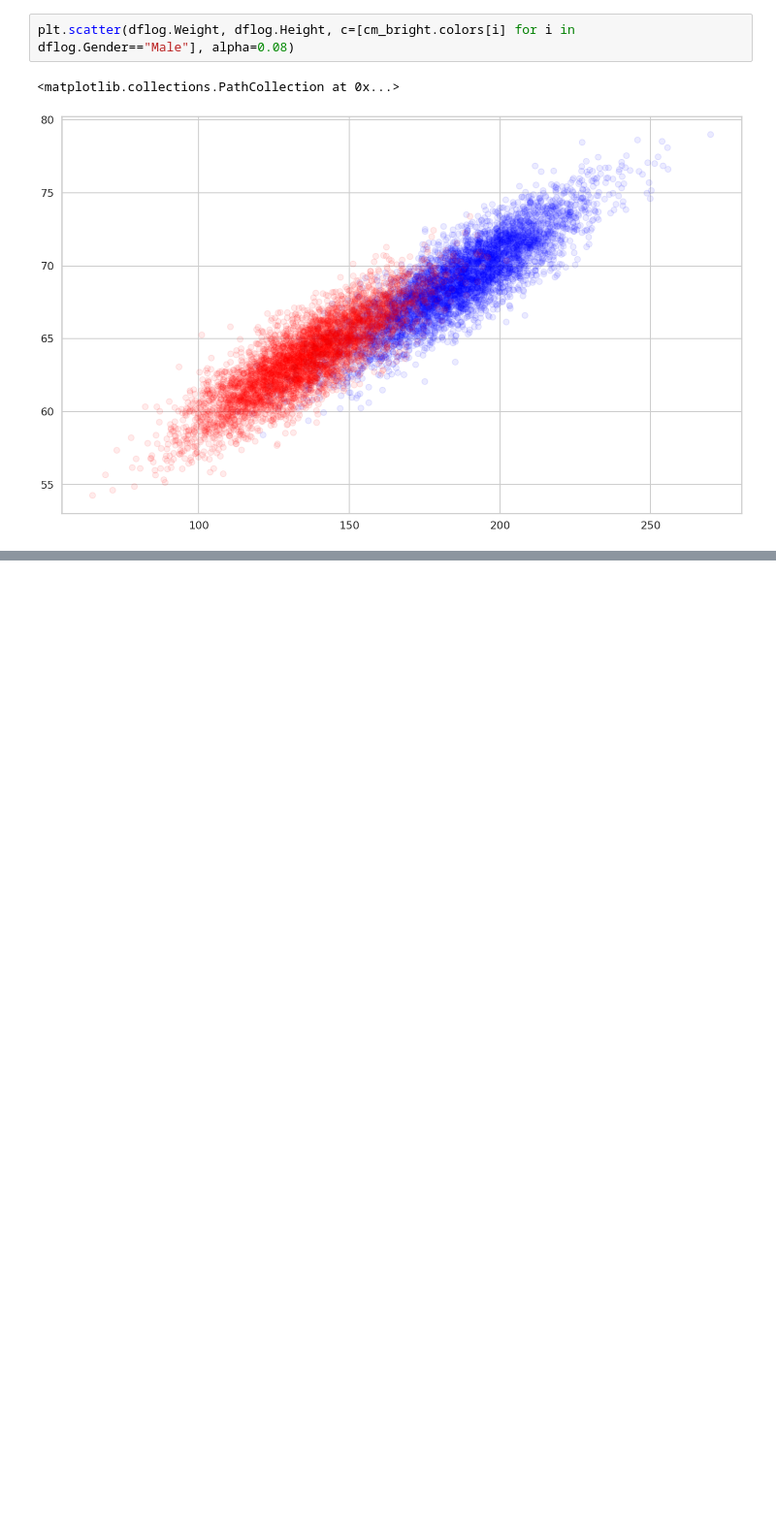
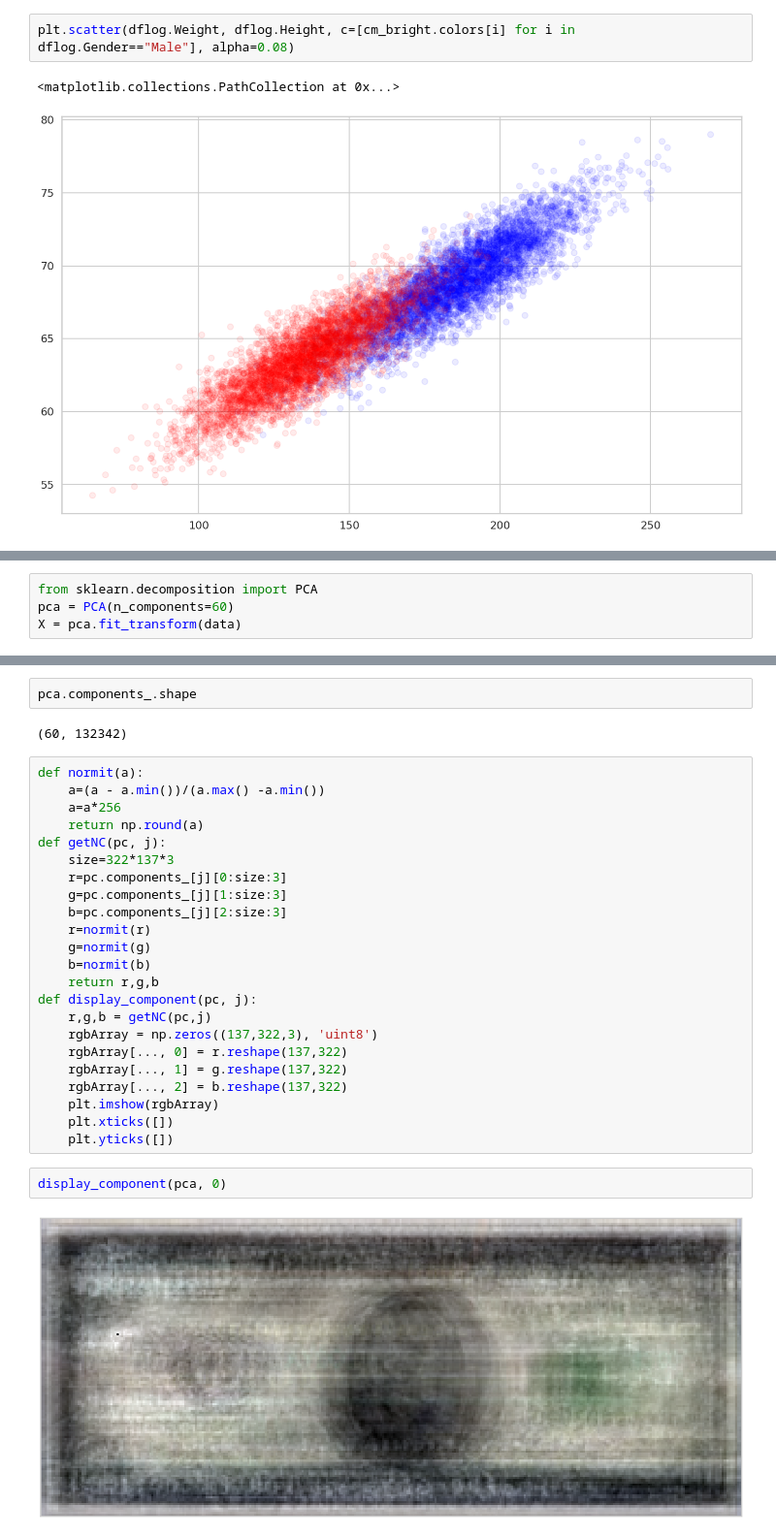
Before and after one commit to Zlisu/2015lab5, a Jupyter notebook: Classification-hands-on.ipynb, the cells around one changed output, grey strips where cells are left out. Shown at 97% size. Drawn from its saved outputs; the diff is of its cells as text; blank space fills up the shorter version.

```diff
--- a/Classification-hands-on.ipynb
+++ b/Classification-hands-on.ipynb
@@ -95,0 +193,4 @@ from
+# %%
+from sklearn.decomposition import PCA
+pca = PCA(n_components=60)
+X = pca.fit_transform(data)
@@ -95,0 +256,31 @@ from
+# %%
+pca.components_.shape
+# %% [output]
+(60, 132342)
+# %%
+def normit(a):
+    a=(a - a.min())/(a.max() -a.min())
+    a=a*256
+    return np.round(a)
+def getNC(pc, j):
+    size=322*137*3
+    r=pc.components_[j][0:size:3]
+    g=pc.components_[j][1:size:3]
+    b=pc.components_[j][2:size:3]
+    r=normit(r)
+    g=normit(g)
+    b=normit(b)
+    return r,g,b
+def display_component(pc, j):
+    r,g,b = getNC(pc,j)
+    rgbArray = np.zeros((137,322,3), 'uint8')
+    rgbArray[..., 0] = r.reshape(137,322)
+    rgbArray[..., 1] = g.reshape(137,322)
+    rgbArray[..., 2] = b.reshape(137,322)
+    plt.imshow(rgbArray)
+    plt.xticks([])
+    plt.yticks([])
+# %%
+display_component(pca, 0)
+# %% [output]
+[figure, added]
```
Also changed, not shown: parts of 40 cells of this notebook, 1 other file.
